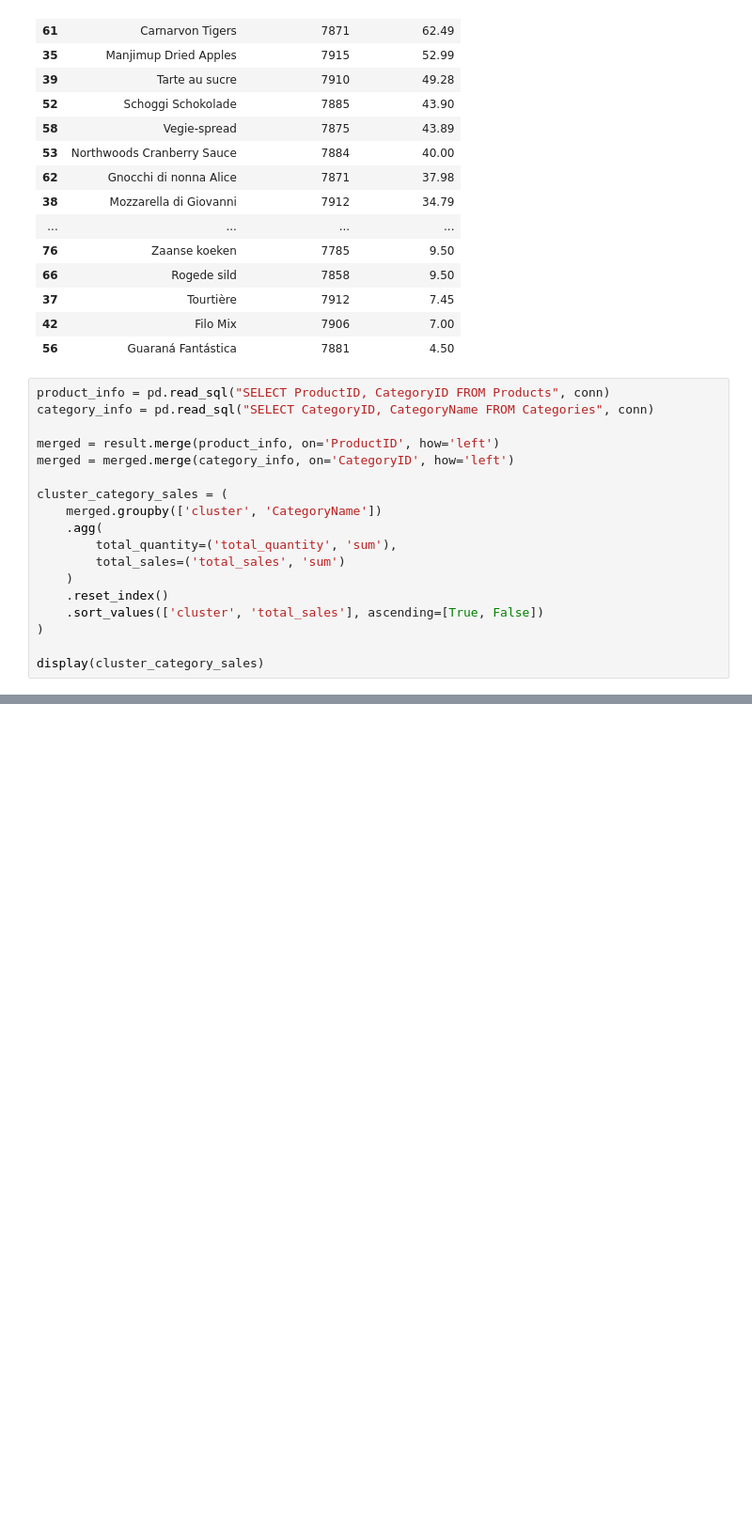
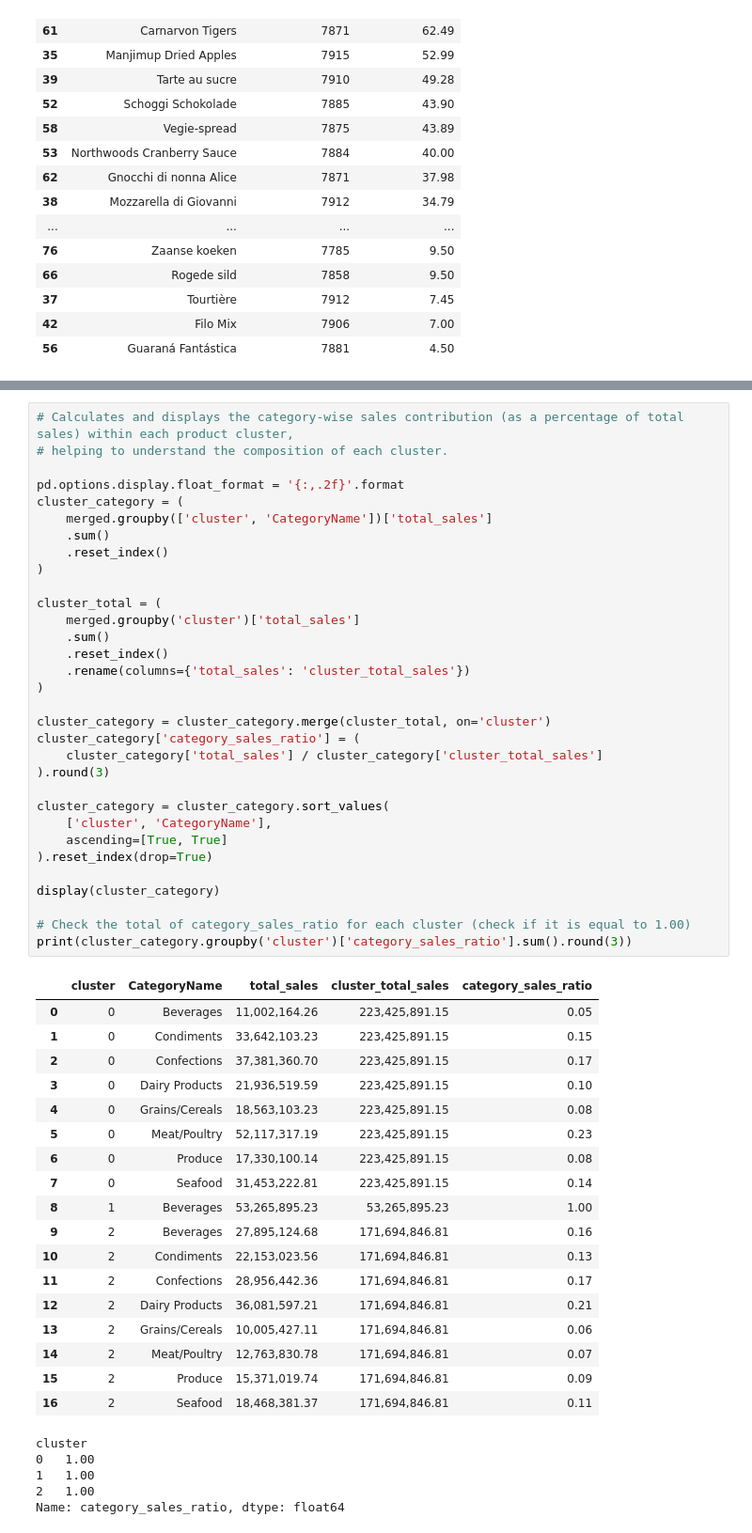
Before and after one commit to refuel-code-135/ml-unsupervised-clustering-sql-data, a Jupyter notebook: notebooks/notebook.ipynb, the cells around one changed output, grey strips where cells are left out. Shown: that part at 94% size. Saved outputs shown, nothing was run; the diff lists cells and outputs as text; blank space fills up the shorter version.

```diff
--- a/notebooks/notebook.ipynb
+++ b/notebooks/notebook.ipynb
@@ -199,21 +312,3 @@ result[result['cluster'] == 0][['ProductName', 'purchase_count', 'avg_unit_price
 | 37 | Tourtière | 7912 | 7.45 |
 | 42 | Filo Mix | 7906 | 7.00 |
 | 56 | Guaraná Fantástica | 7881 | 4.50 |
-# %%
-product_info = pd.read_sql("SELECT ProductID, CategoryID FROM Products", conn)
-category_info = pd.read_sql("SELECT CategoryID, CategoryName FROM Categories", conn)
-
-merged = result.merge(product_info, on='ProductID', how='left')
-merged = merged.merge(category_info, on='CategoryID', how='left')
-
-cluster_category_sales = (
-    merged.groupby(['cluster', 'CategoryName'])
-    .agg(
-        total_quantity=('total_quantity', 'sum'),
-        total_sales=('total_sales', 'sum')
-    )
-    .reset_index()
-    .sort_values(['cluster', 'total_sales'], ascending=[True, False])
-)
-
-display(cluster_category_sales)
@@ -349,0 +315,56 @@ plt.show()
+# %%
+# Calculates and displays the category-wise sales contribution (as a percentage of total sales) within each product cluster,
+# helping to understand the composition of each cluster.
+
+pd.options.display.float_format = '{:,.2f}'.format
+cluster_category = (
+    merged.groupby(['cluster', 'CategoryName'])['total_sales']
+    .sum()
+    .reset_index()
+)
+
+cluster_total = (
+    merged.groupby('cluster')['total_sales']
+    .sum()
+    .reset_index()
+    .rename(columns={'total_sales': 'cluster_total_sales'})
+)
+
+cluster_category = cluster_category.merge(cluster_total, on='cluster')
+cluster_category['category_sales_ratio'] = (
+    cluster_category['total_sales'] / cluster_category['cluster_total_sales']
+).round(3)
+
+cluster_category = cluster_category.sort_values(
+    ['cluster', 'CategoryName'],
+    ascending=[True, True]
+).reset_index(drop=True)
+
+display(cluster_category)
+
+# Check the total of category_sales_ratio for each cluster (check if it is equal to 1.00)
+print(cluster_category.groupby('cluster')['category_sales_ratio'].sum().round(3))
+# %% [output]
+|  | cluster | CategoryName | total_sales | cluster_total_sales | category_sales_ratio |
+| 0 | 0 | Beverages | 11,002,164.26 | 223,425,891.15 | 0.05 |
+| 1 | 0 | Condiments | 33,642,103.23 | 223,425,891.15 | 0.15 |
+| 2 | 0 | Confections | 37,381,360.70 | 223,425,891.15 | 0.17 |
+| 3 | 0 | Dairy Products | 21,936,519.59 | 223,425,891.15 | 0.10 |
+| 4 | 0 | Grains/Cereals | 18,563,103.23 | 223,425,891.15 | 0.08 |
+| 5 | 0 | Meat/Poultry | 52,117,317.19 | 223,425,891.15 | 0.23 |
+| 6 | 0 | Produce | 17,330,100.14 | 223,425,891.15 | 0.08 |
+| 7 | 0 | Seafood | 31,453,222.81 | 223,425,891.15 | 0.14 |
+| 8 | 1 | Beverages | 53,265,895.23 | 53,265,895.23 | 1.00 |
+| 9 | 2 | Beverages | 27,895,124.68 | 171,694,846.81 | 0.16 |
+| 10 | 2 | Condiments | 22,153,023.56 | 171,694,846.81 | 0.13 |
+| 11 | 2 | Confections | 28,956,442.36 | 171,694,846.81 | 0.17 |
+| 12 | 2 | Dairy Products | 36,081,597.21 | 171,694,846.81 | 0.21 |
+| 13 | 2 | Grains/Cereals | 10,005,427.11 | 171,694,846.81 | 0.06 |
+| 14 | 2 | Meat/Poultry | 12,763,830.78 | 171,694,846.81 | 0.07 |
+| 15 | 2 | Produce | 15,371,019.74 | 171,694,846.81 | 0.09 |
+| 16 | 2 | Seafood | 18,468,381.37 | 171,694,846.81 | 0.11 |
+cluster
+0   1.00
+1   1.00
+2   1.00
+Name: category_sales_ratio, dtype: float64
```
Also changed, not shown: parts of 12 cells of this notebook.
